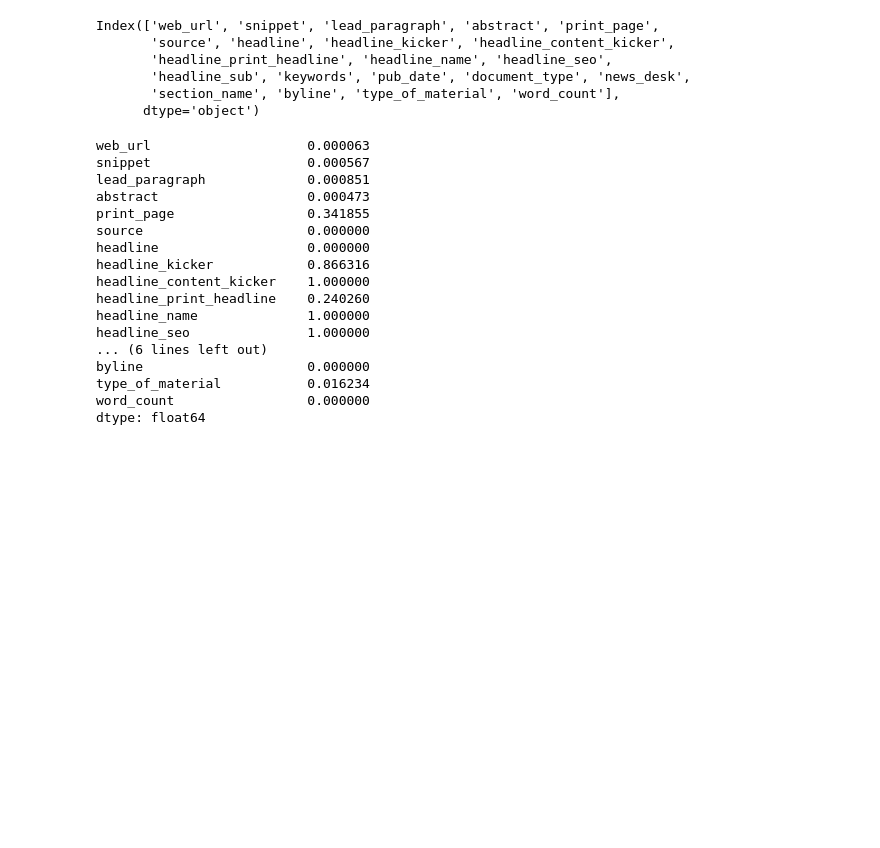
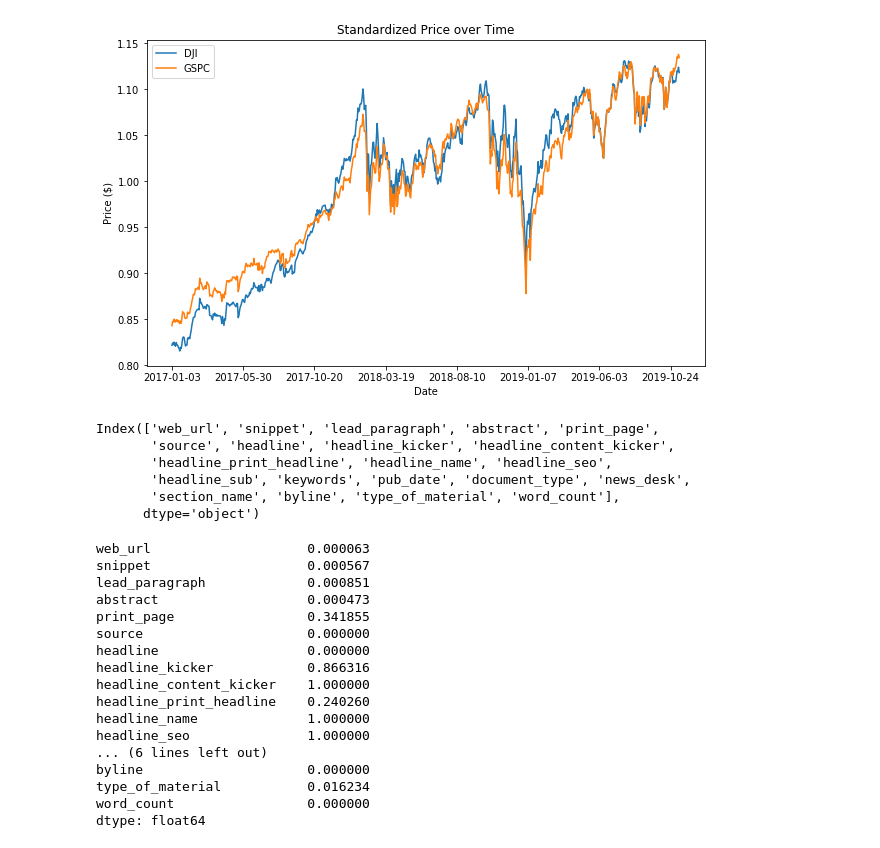
Before and after one commit to AbbyB/orie4741, a Jupyter notebook: data_exploration.ipynb, the cells around one changed output. Cells and saved outputs as stored; diff of their text form; code cells hidden in the pictures; blank space fills up the shorter version.

```diff
--- a/data_exploration.ipynb
+++ b/data_exploration.ipynb
@@ -3,3 +35,7 @@ import pandas as pd
+# %%
+plot_prices(indices, market_dfs, standardize=True)
+# %% [output]
+[figure, added]
 # %%
 df_2019 = pd.read_csv('nytimes_2019.csv')
 df_2017_18 = pd.read_csv('nytimes_2017_2018.csv')
@@ -7,15 +43,14 @@ df_2017_18 = pd.read_csv('nytimes_2017_2018.csv')
 df = pd.concat([df_2017_18, df_2019], ignore_index=True)
 # %%
 df = df.drop('Unnamed: 0', axis=1)
+df.columns
+# %% [output]
+Index(['web_url', 'snippet', 'lead_paragraph', 'abstract', 'print_page',
+       'source', 'headline', 'headline_kicker', 'headline_content_kicker',
+       'headline_print_headline', 'headline_name', 'headline_seo',
+       'headline_sub', 'keywords', 'pub_date', 'document_type', 'news_desk',
+       'section_name', 'byline', 'type_of_material', 'word_count'],
+      dtype='object')
-# %%
-df.columns
-# %% [output]
-Index(['web_url', 'snippet', 'lead_paragraph', 'abstract', 'print_page',
-       'source', 'headline', 'headline_kicker', 'headline_content_kicker',
-       'headline_print_headline', 'headline_name', 'headline_seo',
-       'headline_sub', 'keywords', 'pub_date', 'document_type', 'news_desk',
-       'section_name', 'byline', 'type_of_material', 'word_count'],
-      dtype='object')
 # %%
 # percentage of each column that's missing
 print(df.isna().sum() / len(df))
```
Also changed, not shown: parts of 4 cells of this notebook, 2 other files.
